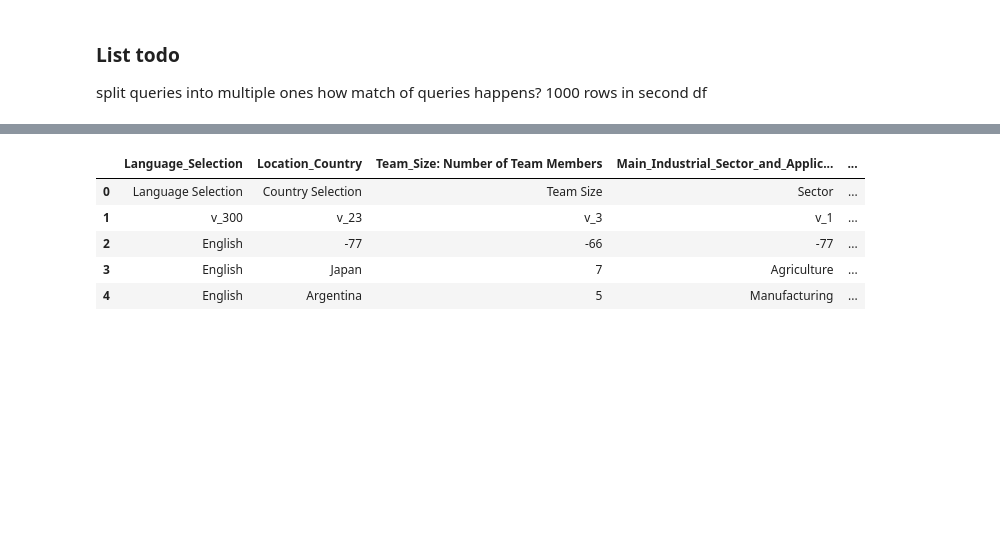
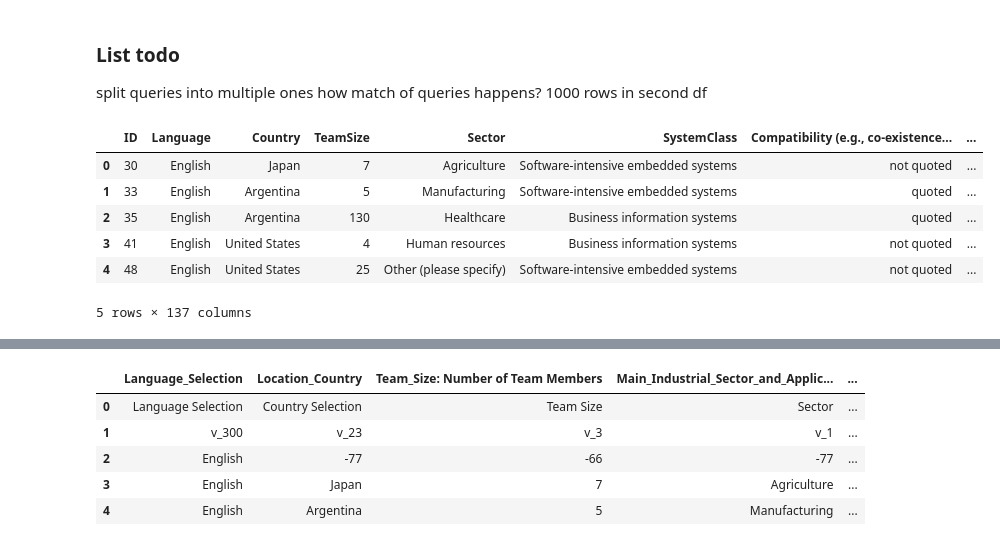
Before and after one commit to dTarasova/ChatbotRAG, a Jupyter notebook: napire_analysis.ipynb, the cells around one changed output, grey strips where cells are left out. Saved outputs shown, nothing was run; the diff lists cells and outputs as text; code cells hidden in the pictures; blank space fills up the shorter version.

Commit message:
rework napire dataset

```diff
--- a/napire_analysis.ipynb
+++ b/napire_analysis.ipynb
@@ -3,3 +3,15 @@
 split queries into multiple ones
 how match of queries happens?
 1000 rows in second df
+# %%
+import pandas as pd
+df = pd.read_csv("data/napire_data/napire_best.csv", header=0)
+df.head()
+# %% [output]
+|  | ID | Language | Country | TeamSize | Sector | SystemClass | Compatibility (e.g., co-existence... | ... |
+| 0 | 30 | English | Japan | 7 | Agriculture | Software-intensive embedded systems | not quoted | ... |
+| 1 | 33 | English | Argentina | 5 | Manufacturing | Software-intensive embedded systems | quoted | ... |
+| 2 | 35 | English | Argentina | 130 | Healthcare | Business information systems | quoted | ... |
+| 3 | 41 | English | United States | 4 | Human resources | Business information systems | not quoted | ... |
+| 4 | 48 | English | United States | 25 | Other (please specify) | Software-intensive embedded systems | not quoted | ... |
+5 rows × 137 columns
```
Also changed, not shown: parts of 2 cells of this notebook, 5 other files.
